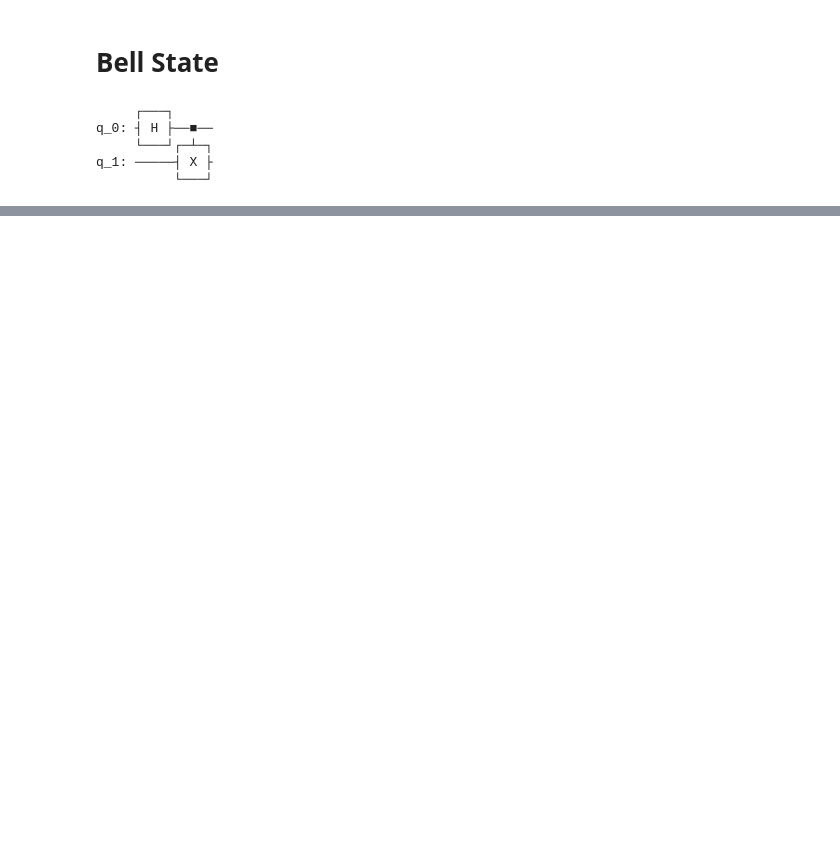
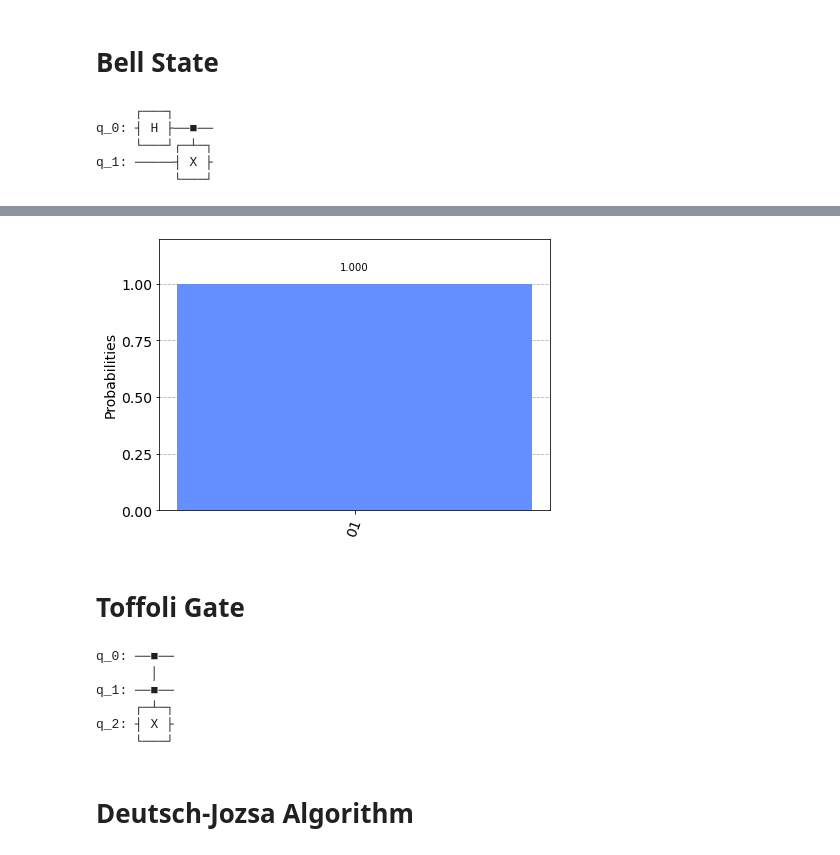
Before and after one commit to Harsh23Kashyap/Quantum-Computing, a Jupyter notebook: QC1.ipynb, the cells around one changed output, grey strips where cells are left out. Cells and saved outputs as stored; diff of their text form; code cells hidden in the pictures; blank space fills up the shorter version.

```diff
--- a/QC1.ipynb
+++ b/QC1.ipynb
@@ -275,16 +278,3 @@ plot_histogram(counts)
 [figure]
 # %% [markdown]
 #  IMAGINARY NUMBERS
-# %%
-import numpy
-#SAVING STATE OF VECTORS
-#INITIALIZING A QUIBIT WITH STATE 0 AND 1
-initial_state = [1/sqrt(2), 1j/sqrt(2)]  # Define state |q_0>
-
-
-qc = QuantumCircuit(1) # Must redefine qc
-qc.initialize(initial_state, 0) # Initialize the 0th qubit in the state `initial_state`
-qc.save_statevector() # Save statevector
-qobj = assemble(qc)
-state = sim.run(qobj).result().get_statevector() # Execute the circuit
-print(state)           # Print the result
@@ -543,0 +695,3 @@ plot_histogram(result.get_counts())
+# %%
+a = 0
+b = 1
@@ -543,0 +719,10 @@ plot_histogram(result.get_counts())
+# %%
+qc = QuantumCircuit(2)
+# swaps states of qubits a and b
+qc.x(b)
+qc.cx(a,b)
+qc.cx(b,a)
+qc.cx(a,b)
+qc.measure_all()
+
+qc.draw()
@@ -543,0 +737,25 @@ plot_histogram(result.get_counts())
+# %%
+qobj = assemble(qc)  # Assemble circuit into a Qobj that can be run
+counts = sim.run(qobj).result().get_counts()  # Do the simulation, returning the state vector
+plot_histogram(counts)  # Display the output on measurement of state vector
+# %% [output]
+[figure, added]
+# %% [markdown]
+# Toffoli Gate
+# %%
+qc = QuantumCircuit(3)
+a = 0
+b = 1
+t = 2
+# Toffoli with control qubits a and b and target t
+qc.ccx(a,b,t)
+qc.draw()
+# %% [output]
+q_0: ──■──
+       │
+q_1: ──■──
+     ┌─┴─┐
+q_2: ┤ X ├
+     └───┘
+# %% [markdown]
+# Deutsch-Jozsa Algorithm
```
Also changed, not shown: parts of 67 cells of this notebook, 2 other files.
